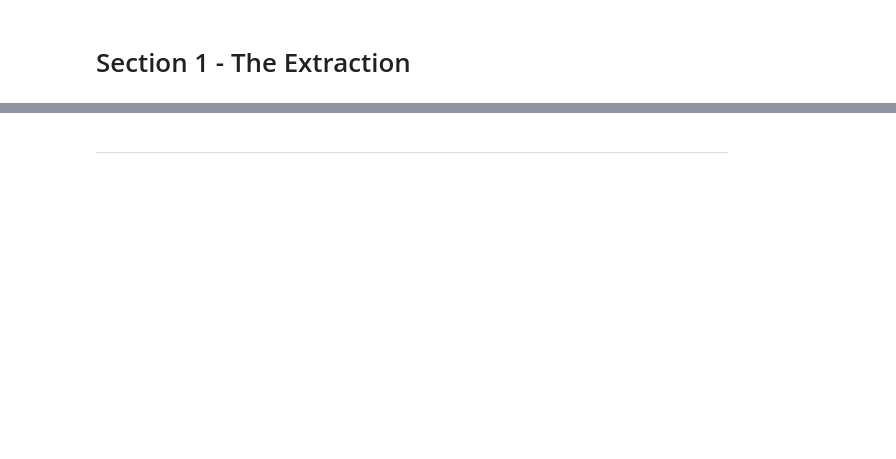
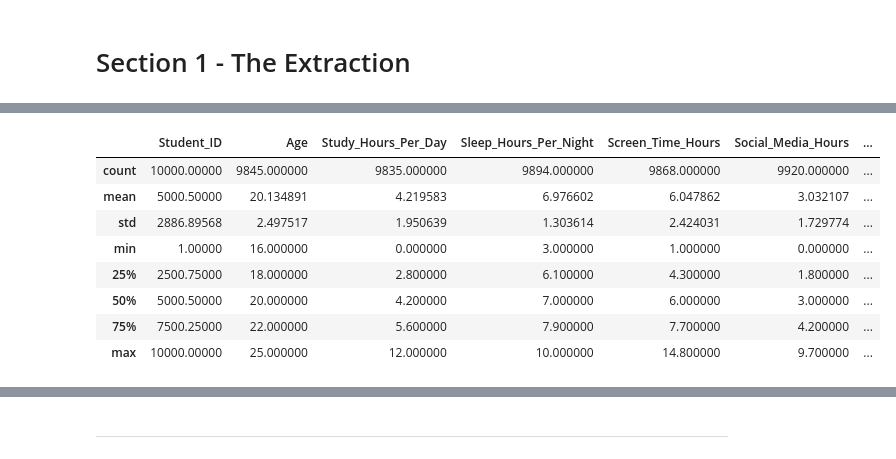
Before and after one commit to 13NateMate37/Student_Productivity_analysis, a Jupyter notebook: jupyter_notebooks/ETL.ipynb, the cells around one changed output, grey strips where cells are left out. Cells and saved outputs as stored; diff of their text form; code cells hidden in the pictures; blank space fills up the shorter version.

```diff
--- a/jupyter_notebooks/ETL.ipynb
+++ b/jupyter_notebooks/ETL.ipynb
@@ -86,0 +85,13 @@ df_raw
+# %%
+# View the basic statistics of the raw dataset
+df_raw.describe()
+# %% [output]
+|  | Student_ID | Age | Study_Hours_Per_Day | Sleep_Hours_Per_Night | Screen_Time_Hours | Social_Media_Hours | ... |
+| count | 10000.00000 | 9845.000000 | 9835.000000 | 9894.000000 | 9868.000000 | 9920.000000 | ... |
+| mean | 5000.50000 | 20.134891 | 4.219583 | 6.976602 | 6.047862 | 3.032107 | ... |
+| std | 2886.89568 | 2.497517 | 1.950639 | 1.303614 | 2.424031 | 1.729774 | ... |
+| min | 1.00000 | 16.000000 | 0.000000 | 3.000000 | 1.000000 | 0.000000 | ... |
+| 25% | 2500.75000 | 18.000000 | 2.800000 | 6.100000 | 4.300000 | 1.800000 | ... |
+| 50% | 5000.50000 | 20.000000 | 4.200000 | 7.000000 | 6.000000 | 3.000000 | ... |
+| 75% | 7500.25000 | 22.000000 | 5.600000 | 7.900000 | 7.700000 | 4.200000 | ... |
+| max | 10000.00000 | 25.000000 | 12.000000 | 10.000000 | 14.800000 | 9.700000 | ... |
```
Also changed, not shown: parts of 21 cells of this notebook, 2 other files.
